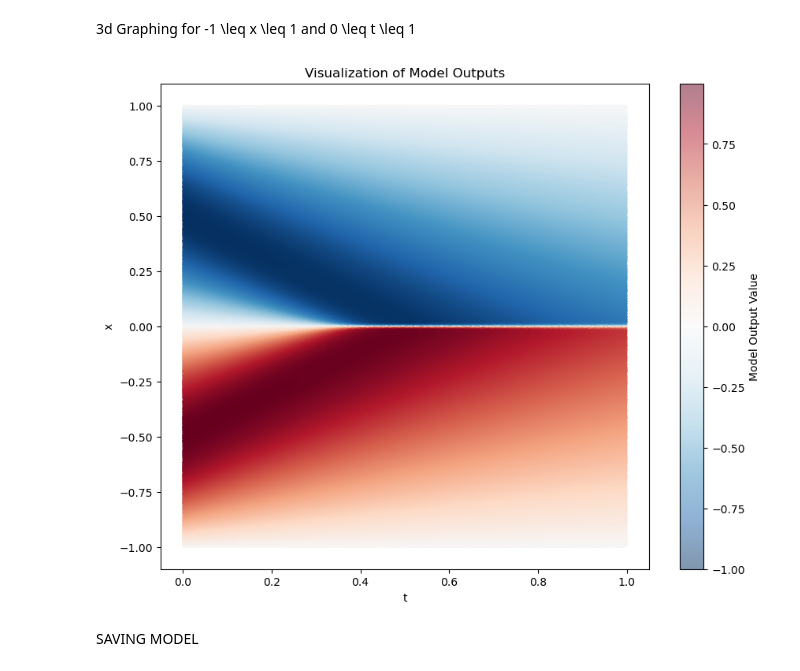
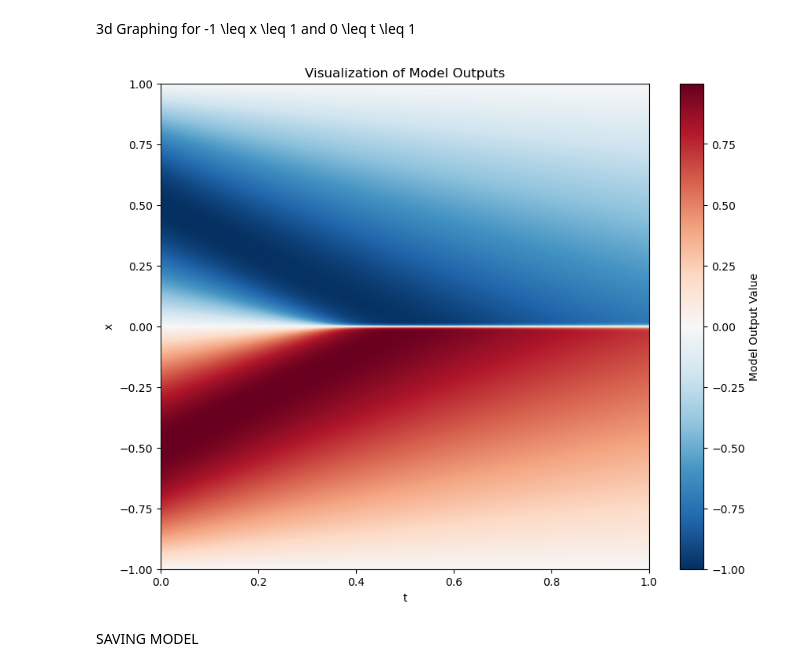
Before and after one commit to Lapisbird/Research1, a Jupyter notebook: PINN 1 - Nonlinear PDEs/PINN From the Ground Up/GroundUpPINN4.ipynb, the cells around one changed output. Cells and saved outputs as stored; diff of their text form; code cells hidden in the pictures.

Commit message:
Updated plotting code to orderly grid instead of random points

```diff
--- a/PINN 1 - Nonlinear PDEs/PINN From the Ground Up/GroundUpPINN4.ipynb
+++ b/PINN 1 - Nonlinear PDEs/PINN From the Ground Up/GroundUpPINN4.ipynb
@@ -255,38 +255,31 @@ plot_tensors(x, u, test_label_values)
 # %% [markdown]
 3d Graphing for -1 \leq x \leq 1 and 0 \leq t \leq 1
 # %%
-#Generate Random Points
-num_points = 2000000
-num_boundary_points = 0 #add some points just on t = 0
-t_values = np.random.uniform(0, 1, num_points)
-t_values = np.hstack((t_values, np.zeros(num_boundary_points)))
-x_values = np.random.uniform(-1, 1, num_points + num_boundary_points)
+map_density = 2000
 
+# Generate a dense grid of values for t and x
+t_grid = np.linspace(0, 1, map_density)  # Adjust the density as needed
+x_grid = np.linspace(-1, 1, map_density)
+t_values, x_values = np.meshgrid(t_grid, x_grid)
 
-points = np.vstack((t_values, x_values)).T
+points = np.vstack((t_values.ravel(), x_values.ravel())).T
 points_tensor = torch.tensor(points, dtype=torch.float32).to(device)
 
-
-
-#Feed the Points through the Model
+# Feed the Points through the Model
 with torch.no_grad():
     model_outputs = network(points_tensor).cpu().numpy()
-    #print(model_outputs)
+model_outputs_reshaped = model_outputs.reshape(t_values.shape)
 
-#print(model_outputs[20:])
-#print(points[20:, 0])
-
-
-#Plotting
+# Plotting using a heatmap
 plt.figure(figsize=(10, 8))
-plt.scatter(t_values, x_values, c=model_outputs.squeeze(), cmap='RdBu_r', s=0.1, alpha=0.5)
+plt.imshow(model_outputs_reshaped, extent=[0, 1, -1, 1], origin='lower', cmap='RdBu_r', aspect='auto')
 plt.xlabel("t")
 plt.ylabel("x")
 plt.colorbar(label='Model Output Value')
 plt.title("Visualization of Model Outputs")
 plt.show()
 # %% [output]
-[figure, old version]
+[figure, new version]
 # %% [markdown]
 SAVING MODEL
 # %%
```
Also changed, not shown: 1 other file.
